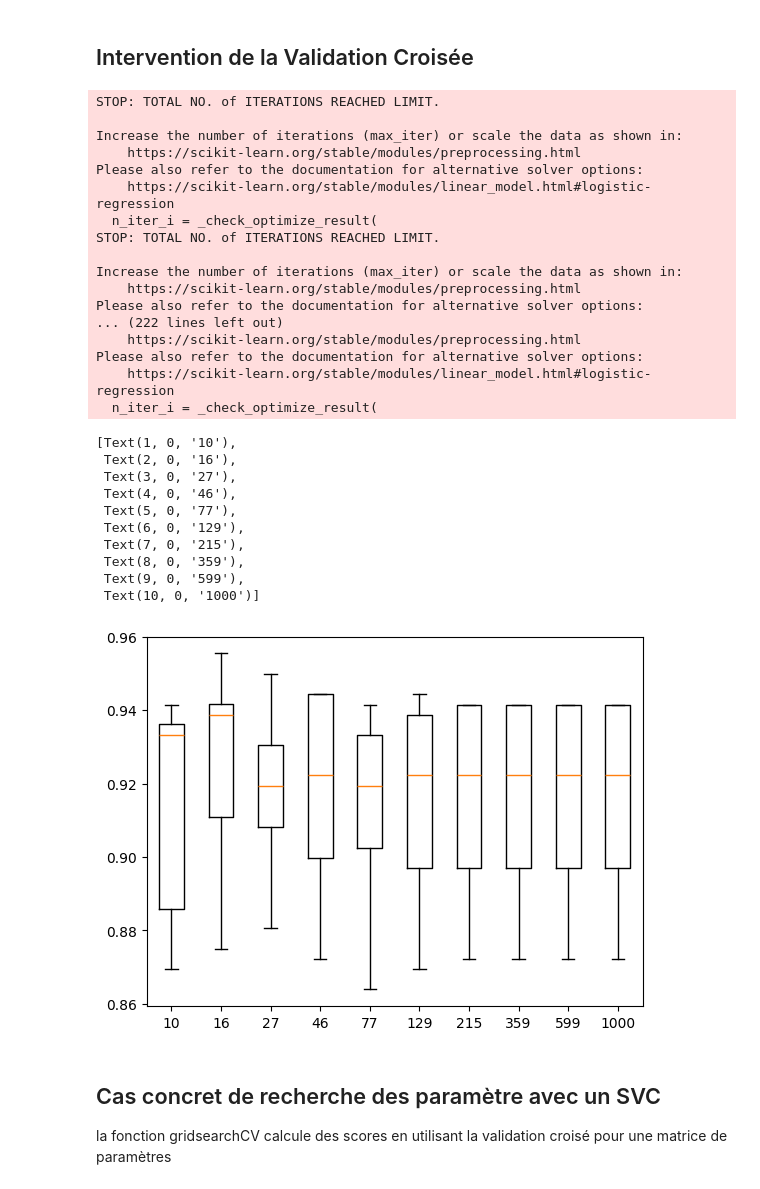
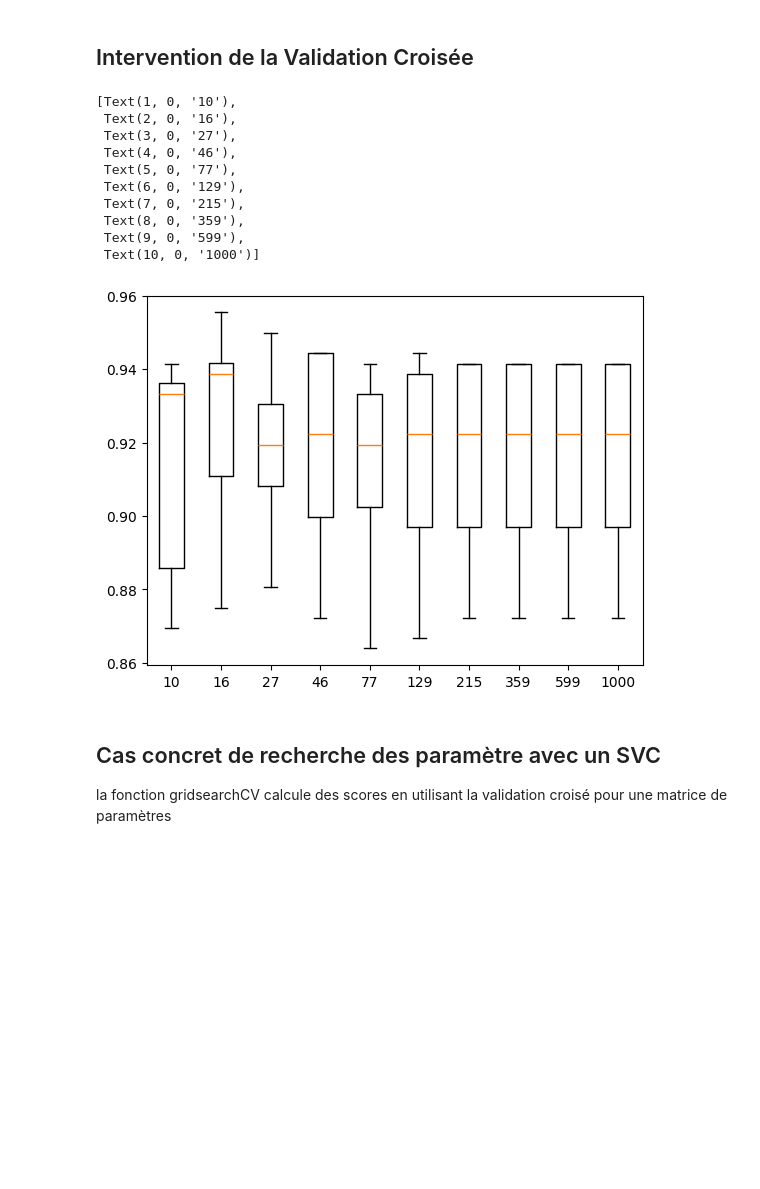
Before and after one commit to AlixANNERAUD/Cross_validation_presentation, a Jupyter notebook: Presentation.ipynb, the cells around one changed output. Cells and saved outputs as stored; diff of their text form; code cells hidden in the pictures; blank space fills up the shorter version.

```diff
--- a/Presentation.ipynb
+++ b/Presentation.ipynb
@@ -143,7 +146,8 @@ data = chiffres.images.reshape((n_samples, -1))
 [figure]
 # %%
 # Division en ensembles d'entraînement et de test
-X_entrainement, X_test, y_entrainement, y_test = train_test_split(data, chiffres.target, test_size=0.3, shuffle=False)
+X_entrainement, X_test, y_entrainement, y_test =\
+    train_test_split(data, chiffres.target, test_size=0.3, shuffle=False)
 # %% [markdown]
 ## 📈 Exemple de surapprentissage
 # %%
@@ -192,52 +178,36 @@ Text(0.5, 1.0, 'Précision du modèle en fonction de `max_iter`')
 # %%
 precisions = {}
 
 for  max_iter in maximum_iterations:
     # - Création et entraînement du modèle
     regression = LogisticRegression(max_iter=max_iter)
     regression.fit(X_entrainement, y_entrainement)
 
     # - Prédiction du model sur le jeu de test
     predictions = regression.predict(X_test)
 
     # - Calcul de la précision du modèle
-    precision = cross_val_score(regression, data, chiffres.target, cv=5, scoring='accuracy')
+    precision = cross_val_score(regression, data,\
+                                chiffres.target, cv=5, scoring='accuracy')
 
     precisions[str(max_iter)] = precision
 
 
 _, axes = plt.subplots()
 axes.boxplot(precisions.values())
 axes.set_xticklabels(precisions.keys())
 # %% [output]
-STOP: TOTAL NO. of ITERATIONS REACHED LIMIT.
-
-Increase the number of iterations (max_iter) or scale the data as shown in:
-    https://scikit-learn.org/stable/modules/preprocessing.html
-Please also refer to the documentation for alternative solver options:
-    https://scikit-learn.org/stable/modules/linear_model.html#logistic-regression
-  n_iter_i = _check_optimize_result(
-STOP: TOTAL NO. of ITERATIONS REACHED LIMIT.
-
-Increase the number of iterations (max_iter) or scale the data as shown in:
-    https://scikit-learn.org/stable/modules/preprocessing.html
-Please also refer to the documentation for alternative solver options:
-... (222 lines left out)
-    https://scikit-learn.org/stable/modules/preprocessing.html
-Please also refer to the documentation for alternative solver options:
-    https://scikit-learn.org/stable/modules/linear_model.html#logistic-regression
-  n_iter_i = _check_optimize_result(
+[Text(1, 0, '10'),
+ Text(2, 0, '16'),
+ Text(3, 0, '27'),
+ Text(4, 0, '46'),
+ Text(5, 0, '77'),
+ Text(6, 0, '129'),
+ Text(7, 0, '215'),
+ Text(8, 0, '359'),
+ Text(9, 0, '599'),
+ Text(10, 0, '1000')]
-[Text(1, 0, '10'),
- Text(2, 0, '16'),
- Text(3, 0, '27'),
- Text(4, 0, '46'),
- Text(5, 0, '77'),
- Text(6, 0, '129'),
- Text(7, 0, '215'),
- Text(8, 0, '359'),
- Text(9, 0, '599'),
- Text(10, 0, '1000')]
-[figure, old version]
+[figure, new version]
 # %% [markdown]
 ## Cas concret de recherche des paramètre avec un SVC
 la fonction gridsearchCV calcule des scores en utilisant la validation croisé pour une matrice de paramètres
```
Also changed, not shown: parts of 6 cells of this notebook.
